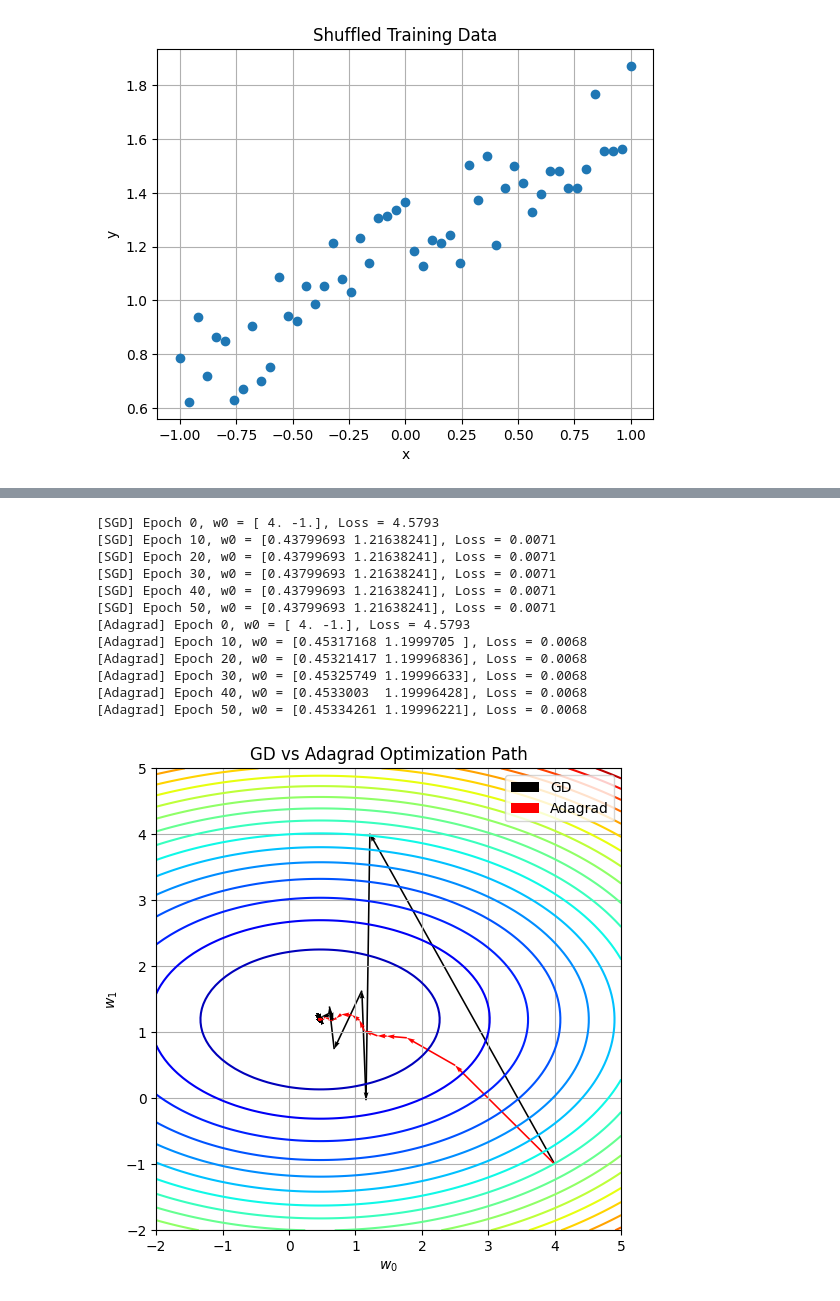
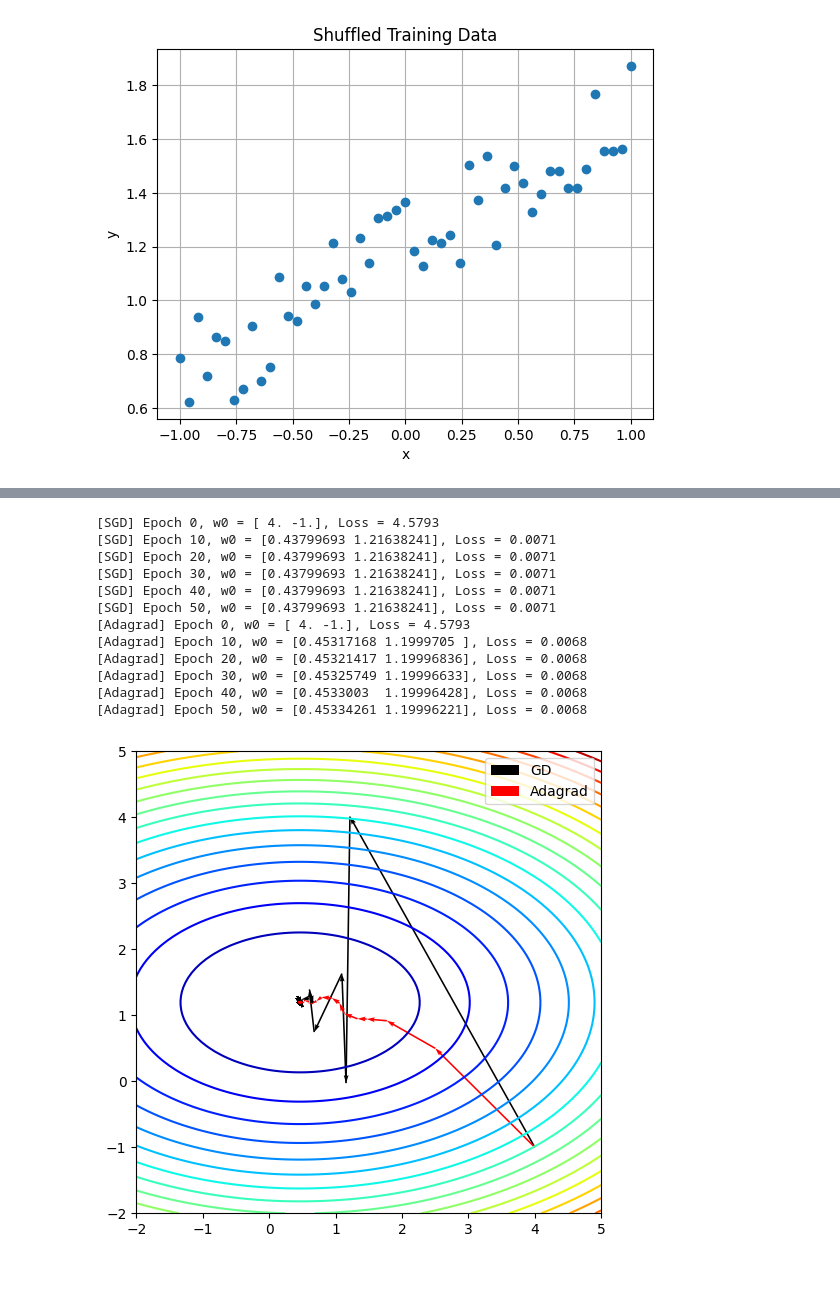
Before and after one commit to kccistc/intel-06, a Jupyter notebook: class01/homework/HongHunEui/Gradient_descent.ipynb, the cells around one changed output, grey strips where cells are left out. Drawn from its saved outputs; the diff is of its cells as text; code cells hidden in the pictures; blank space fills up the shorter version.

```diff
--- a/class01/homework/HongHunEui/Gradient_descent.ipynb
+++ b/class01/homework/HongHunEui/Gradient_descent.ipynb
@@ -492,38 +494,34 @@ ax.contour(W0, W1, LOSSW, cmap=plt.cm.jet,
            levels=np.linspace(0, np.max(LOSSW.flatten()), 20))
 
 paths = np.array(path_sgd).T
 ax.quiver(paths[0, :-1], paths[1, :-1],
           paths[0, 1:] - paths[0, :-1],
           paths[1, 1:] - paths[1, :-1],
           scale_units='xy', angles='xy', scale=1, color='k')
 
 
 paths = np.array(path_adagrad).T
 ax.quiver(paths[0, :-1], paths[1, :-1],
           paths[0, 1:] - paths[0, :-1],
           paths[1, 1:] - paths[1, :-1],
           scale_units='xy', angles='xy', scale=1, color='r')
 
 plt.legend(['GD', 'Adagrad'])
-plt.title('GD vs Adagrad Optimization Path')
-plt.xlabel('$w_0$')
-plt.ylabel('$w_1$')
-plt.grid()
 plt.show()
 # %% [output]
 [SGD] Epoch 0, w0 = [ 4. -1.], Loss = 4.5793
 [SGD] Epoch 10, w0 = [0.43799693 1.21638241], Loss = 0.0071
 [SGD] Epoch 20, w0 = [0.43799693 1.21638241], Loss = 0.0071
 [SGD] Epoch 30, w0 = [0.43799693 1.21638241], Loss = 0.0071
 [SGD] Epoch 40, w0 = [0.43799693 1.21638241], Loss = 0.0071
 [SGD] Epoch 50, w0 = [0.43799693 1.21638241], Loss = 0.0071
 [Adagrad] Epoch 0, w0 = [ 4. -1.], Loss = 4.5793
 [Adagrad] Epoch 10, w0 = [0.45317168 1.1999705 ], Loss = 0.0068
 [Adagrad] Epoch 20, w0 = [0.45321417 1.19996836], Loss = 0.0068
 [Adagrad] Epoch 30, w0 = [0.45325749 1.19996633], Loss = 0.0068
 [Adagrad] Epoch 40, w0 = [0.4533003  1.19996428], Loss = 0.0068
 [Adagrad] Epoch 50, w0 = [0.45334261 1.19996221], Loss = 0.0068
-[figure, old version]
+[figure, new version]
 # %%
 MaxEpochs = 51
 batch_size = 10
```
Also changed, not shown: parts of 3 cells of this notebook.
